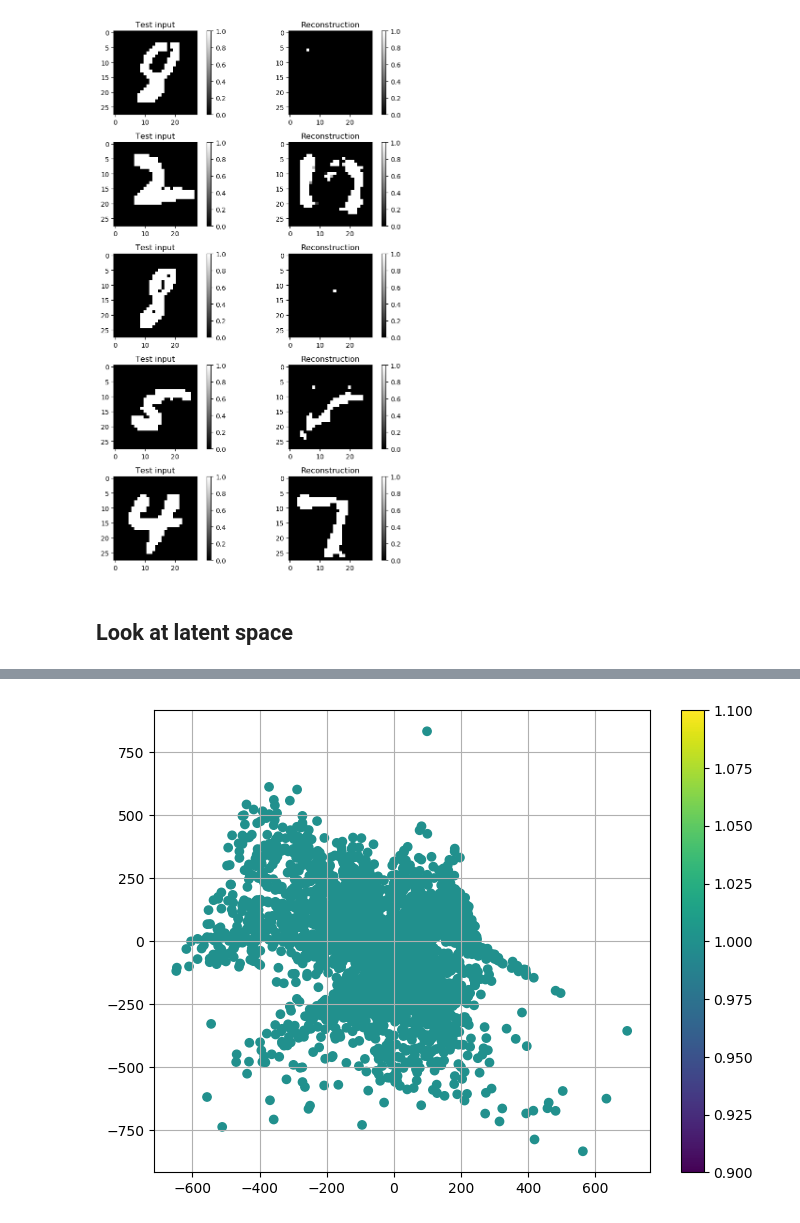
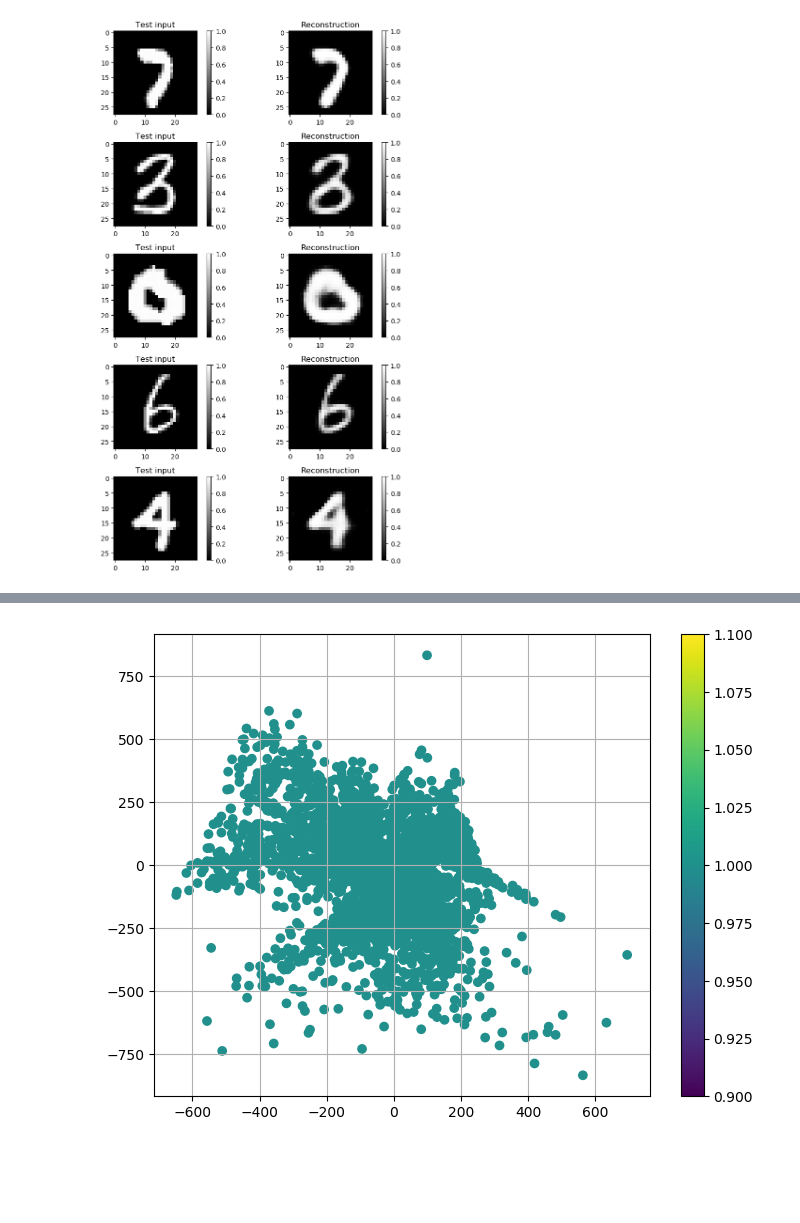
Before and after one commit to briandepasquale/VAE, a Jupyter notebook: VAE_julia.ipynb, the cells around one changed output, grey strips where cells are left out. Cells and saved outputs as stored; diff of their text form; code cells hidden in the pictures; blank space fills up the shorter version.

```diff
--- a/VAE_julia.ipynb
+++ b/VAE_julia.ipynb
@@ -6,4 +5,5 @@ using VAE: trainVAE, DataLoader, next_batch, reconstruct, transform, generate
 # %%
+## Fit model
 network_architecture = Dict("n_hidden_recog_1" => 500, # 1st layer encoder neurons
          "n_hidden_recog_2"=>500, # 2nd layer encoder neurons
          "n_hidden_gener_1"=>500, # 1st layer decoder neurons
@@ -11,4 +11,4 @@ network_architecture = Dict("n_hidden_recog_1" => 500, # 1st layer encoder neuro
          "n_input"=>784, # MNIST data input (img shape: 28*28)
          "n_z"=>20)  # dimensionality of latent space
 
-sess, x, z, x_hat_μ, z_μ = trainVAE(network_architecture, training_epochs=75)
+sess, x, z, x_hat_μ, z_μ, z_log_σ2 = trainVAE(network_architecture, training_epochs=75)
@@ -33,25 +19,25 @@ Epoch 16, current loss is 90.541839713.
 # %%
+## plot some reconstructed samples
 loader = DataLoader()
 x_sample = next_batch(loader, 100)[1]
+x_sample = broadcast(/,x_sample,maximum(x_sample,2));
 x_reconstruct = reconstruct(sess, x, x_hat_μ, x_sample)
 
 figure(figsize=(8, 12))
 
 for i in 1:5
 
     subplot(5, 2, 2*i-1)
     imshow(reshape(x_sample[i,:], 28, 28), vmin=0, vmax=1, cmap="gray")
     title("Test input")
     colorbar()
     subplot(5, 2, 2*i)
     imshow(reshape(x_reconstruct[i,:], 28, 28), vmin=0, vmax=1, cmap="gray")
     title("Reconstruction")
     colorbar()
 end
 
 tight_layout()
 # %% [output]
-[figure, old version]
+[figure, new version]
-# %% [markdown]
-## Look at latent space
 # %%
```
Also changed, not shown: parts of 7 cells of this notebook, 1 other file.
